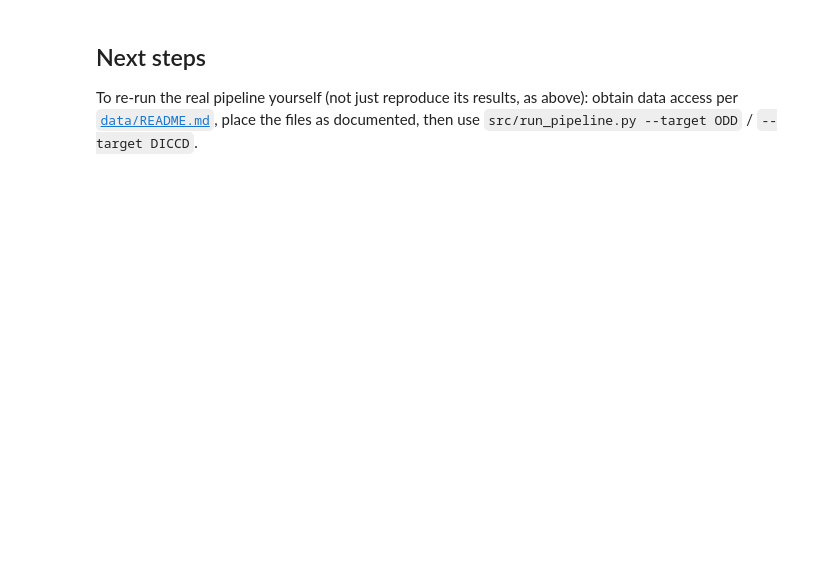
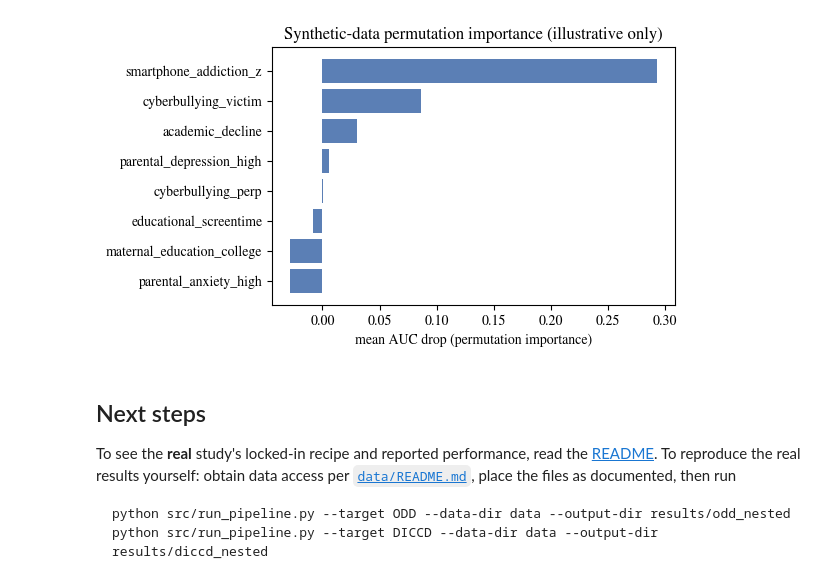
Before and after one commit to dablro12/korean-adolescent-odd-diccd-ml, a Jupyter notebook: notebooks/example_walkthrough.ipynb, the cells around one changed output. Saved outputs shown, nothing was run; the diff lists cells and outputs as text; code cells hidden in the pictures; blank space fills up the shorter version.

````diff
--- a/notebooks/example_walkthrough.ipynb
+++ b/notebooks/example_walkthrough.ipynb
@@ -238,0 +124,32 @@ Illustrative Youden threshold on synthetic toy data: 0.349 (not a real result)
+# %%
+from imblearn.over_sampling import ADASYN
+
+X_tr, X_te, y_tr, y_te = train_test_split(X, y, test_size=0.25, random_state=42, stratify=y)
+
+scaler = StandardScaler().fit(X_tr)
+X_tr_s = pd.DataFrame(scaler.transform(X_tr), columns=X.columns, index=X_tr.index)
+X_te_s = pd.DataFrame(scaler.transform(X_te), columns=X.columns, index=X_te.index)
+
+n_pos, n_neg = int((y_tr == 1).sum()), int((y_tr == 0).sum())
+k = max(1, min(5, n_pos - 1))
+X_res, y_res = ADASYN(sampling_strategy={1: n_neg}, random_state=42, n_neighbors=k).fit_resample(X_tr_s, y_tr)
+
+def focal_sample_weight(y, p_pos, gamma=2.0):
+    y = np.asarray(y); n = len(y)
+    n_pos_, n_neg_ = max(int((y == 1).sum()), 1), max(int((y == 0).sum()), 1)
+    alpha_pos, alpha_neg = n_neg_ / n, n_pos_ / n
+    p = np.clip(p_pos, 1e-6, 1 - 1e-6)
+    p_t = np.where(y == 1, p, 1 - p)
+    alpha_t = np.where(y == 1, alpha_pos, alpha_neg)
+    sw = alpha_t * (1 - p_t) ** gamma
+    return np.clip(sw, 1e-3, None) * (n / np.clip(sw, 1e-3, None).sum())
+
+warm = RandomForestClassifier(n_estimators=300, random_state=42, n_jobs=-1).fit(X_res, y_res)
+p_warm = warm.predict_proba(X_res)[:, 1]
+sw = focal_sample_weight(y_res.to_numpy(), p_warm)
+clf = RandomForestClassifier(n_estimators=300, random_state=42, n_jobs=-1)
+clf.fit(X_res, y_res, sample_weight=sw)
+
+scores_te = clf.predict_proba(X_te_s)[:, 1]
+auc = roc_auc_score(y_te, scores_te)
+print(f"Synthetic-data held-out AUC: {auc:.3f}  (illustrative only -- not a real result)")
@@ -239,6 +184,23 @@ Illustrative Youden threshold on synthetic toy data: 0.349 (not a real result)
+# %%
+perm = permutation_importance(clf, X_te_s, y_te, scoring="roc_auc", n_repeats=8, random_state=42, n_jobs=-1)
+perm_df = pd.DataFrame({"feature": X.columns, "delta_auc": perm.importances_mean}).sort_values("delta_auc", ascending=False)
+
+fig, ax = plt.subplots(figsize=(6, 3.5))
+ax.barh(perm_df["feature"][::-1], perm_df["delta_auc"][::-1], color="#5b7fb5")
+ax.set_xlabel("mean AUC drop (permutation importance)")
+ax.set_title("Synthetic-data permutation importance (illustrative only)")
+fig.tight_layout()
+plt.show()
+# %% [output]
+[figure, added]
 # %% [markdown]
 ## Next steps
 
-To re-run the real pipeline yourself (not just reproduce its results, as above): obtain data
-access per [`data/README.md`](../data/README.md), place the files as documented, then use
-`src/run_pipeline.py --target ODD` / `--target DICCD`.
+To see the **real** study's locked-in recipe and reported performance, read the
+[README](../README.md#methodology). To reproduce the real results yourself: obtain data
+access per [`data/README.md`](../data/README.md), place the files as documented, then run
+
+```bash
+python src/run_pipeline.py --target ODD --data-dir data --output-dir results/odd_nested
+python src/run_pipeline.py --target DICCD --data-dir data --output-dir results/diccd_nested
+```
````
Also changed, not shown: parts of 27 cells of this notebook, 9 other files.
